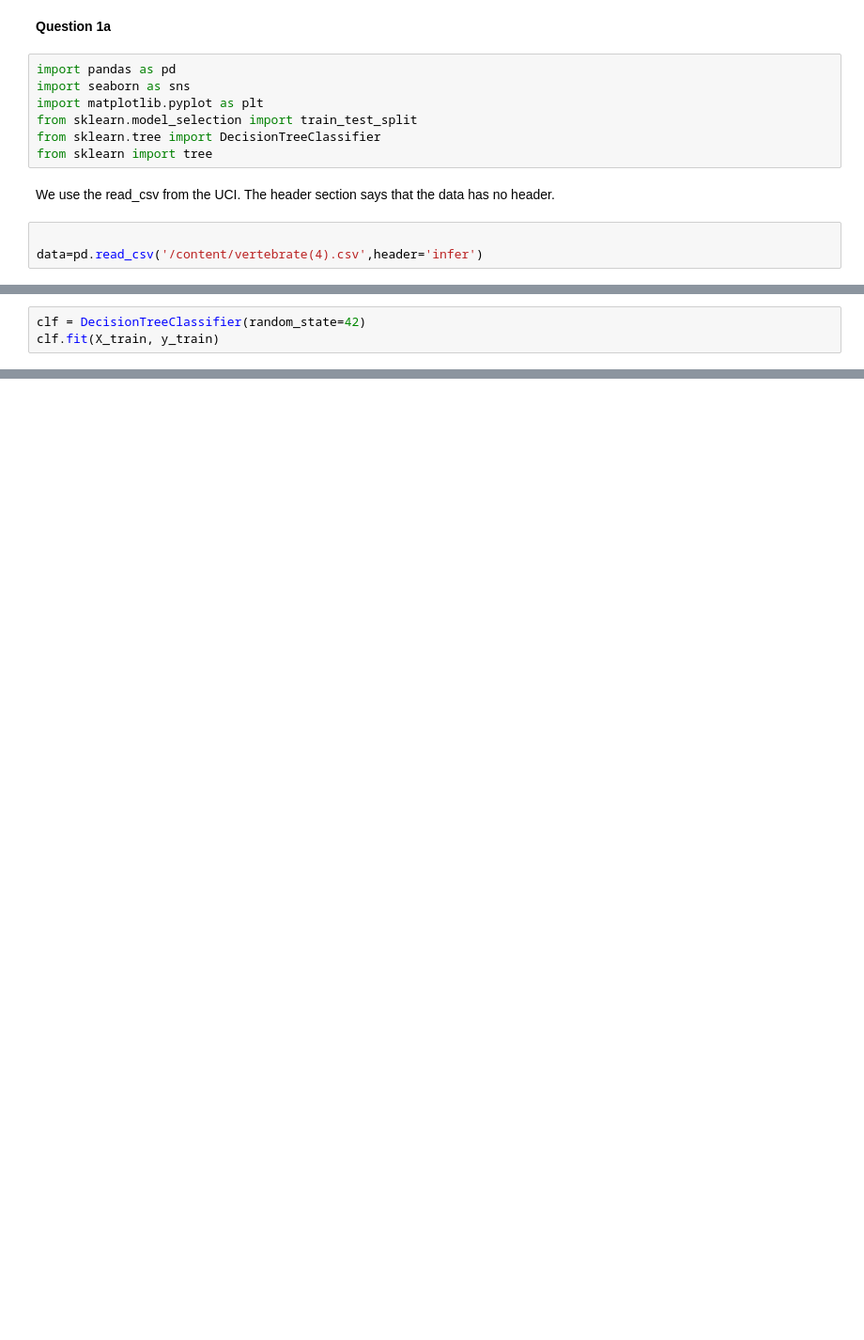
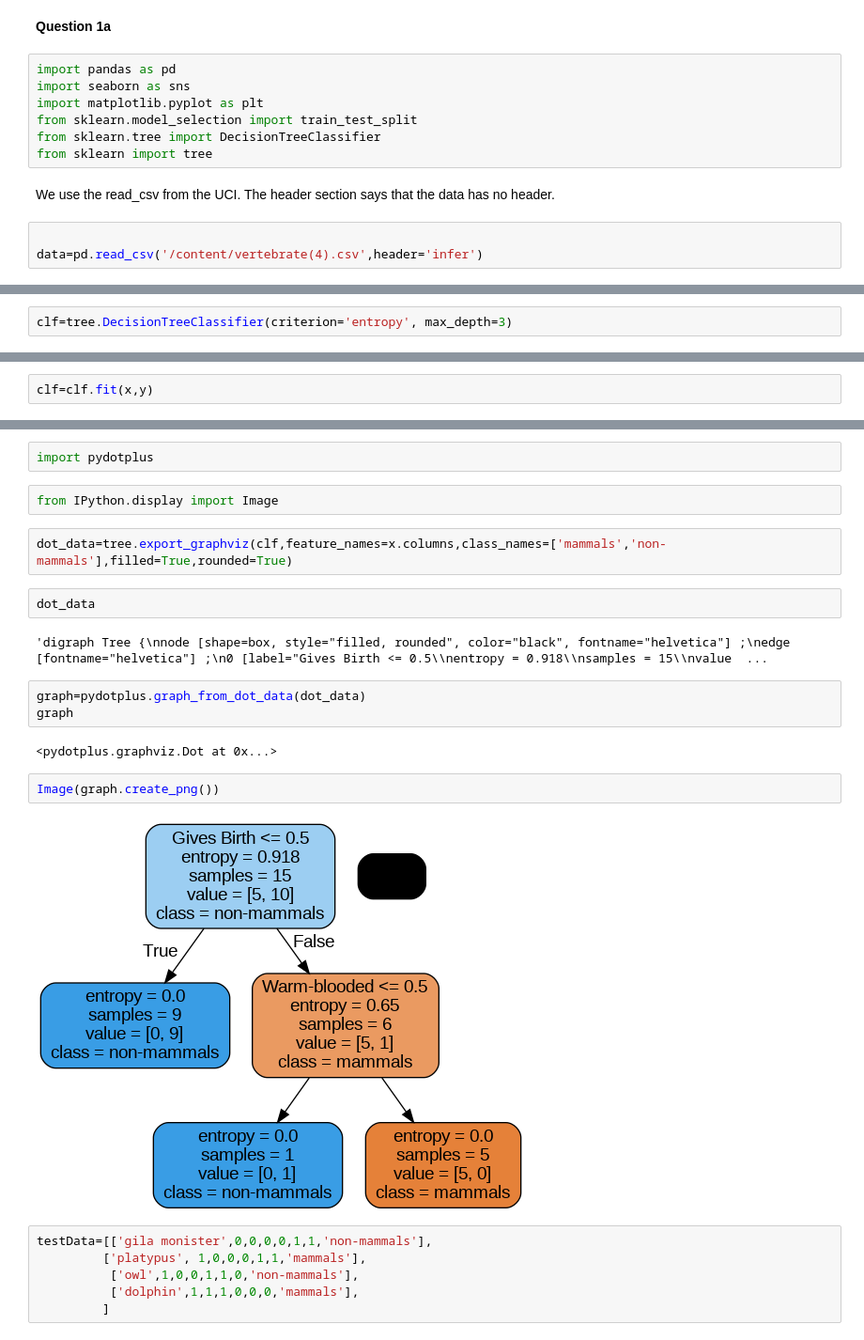
Before and after one commit to Isaacstev/machinelearning, a Jupyter notebook: vertebrae.ipynb, the cells around one changed output, grey strips where cells are left out. Shown at 94% size. Saved outputs shown, nothing was run; the diff lists cells and outputs as text; blank space fills up the shorter version.

```diff
--- a/vertebrae.ipynb
+++ b/vertebrae.ipynb
@@ -45,0 +78,2 @@ X_train, X_test, y_train, y_test = train_test_split(X, y, test_size=0.2, random_
+# %%
+clf=tree.DecisionTreeClassifier(criterion='entropy', max_depth=3)
@@ -46,3 +84,2 @@ X_train, X_test, y_train, y_test = train_test_split(X, y, test_size=0.2, random_
 # %%
-clf = DecisionTreeClassifier(random_state=42)
-clf.fit(X_train, y_train)
+clf=clf.fit(x,y)
@@ -62,0 +90,25 @@ Model Accuracy: 0.67
+# %%
+import pydotplus
+# %%
+from IPython.display import Image
+# %%
+dot_data=tree.export_graphviz(clf,feature_names=x.columns,class_names=['mammals','non-mammals'],filled=True,rounded=True)
+# %%
+dot_data
+# %% [output]
+'digraph Tree {\nnode [shape=box, style="filled, rounded", color="black", fontname="helvetica"] ;\nedge [fontname="helvetica"] ;\n0 [label="Gives Birth <= 0.5\\nentropy = 0.918\\nsamples = 15\\nvalue  ...
+# %%
+graph=pydotplus.graph_from_dot_data(dot_data)
+graph
+# %% [output]
+<pydotplus.graphviz.Dot at 0x...>
+# %%
+Image(graph.create_png())
+# %% [output]
+[figure, added]
+# %%
+testData=[['gila monister',0,0,0,0,1,1,'non-mammals'],
+         ['platypus', 1,0,0,0,1,1,'mammals'],
+          ['owl',1,0,0,1,1,0,'non-mammals'],
+          ['dolphin',1,1,1,0,0,0,'mammals'],
+         ]
```
Also changed, not shown: parts of 18 cells of this notebook.
